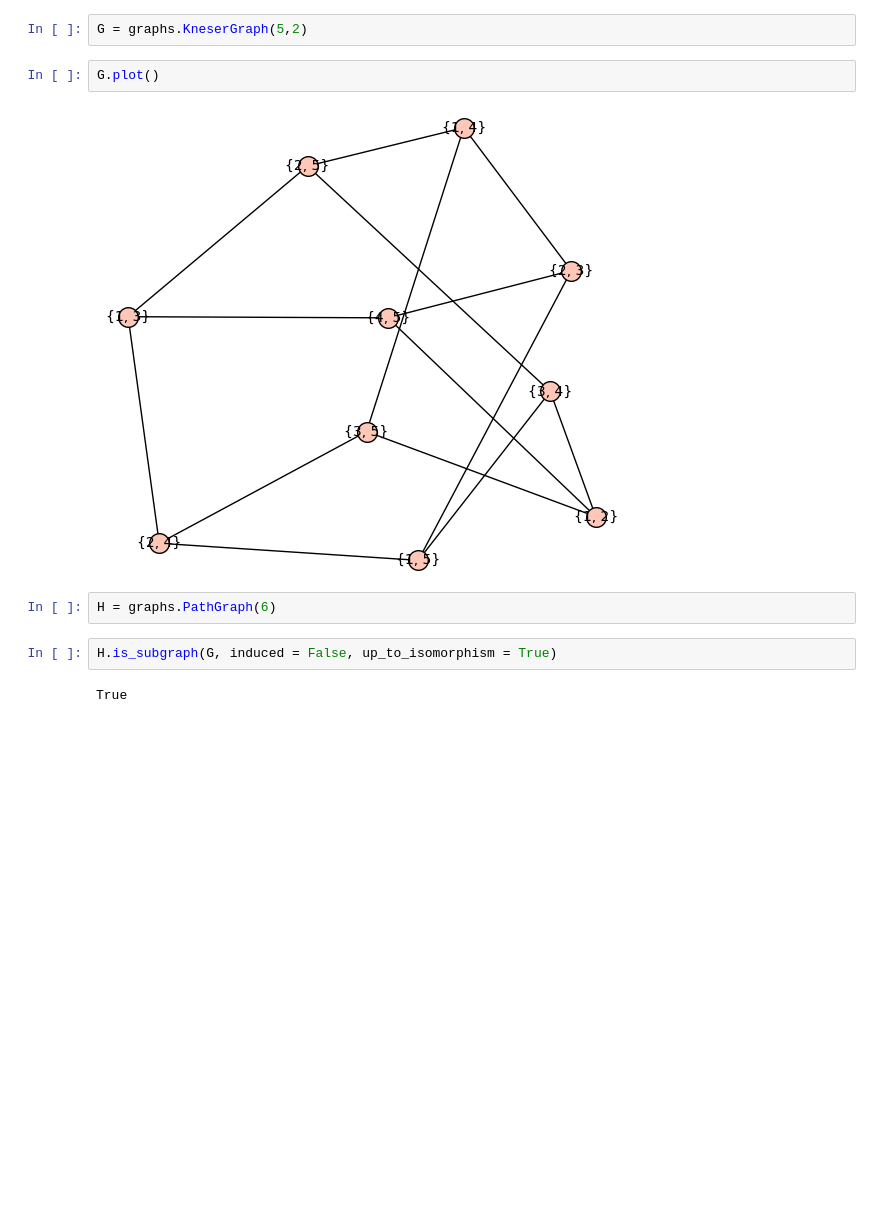
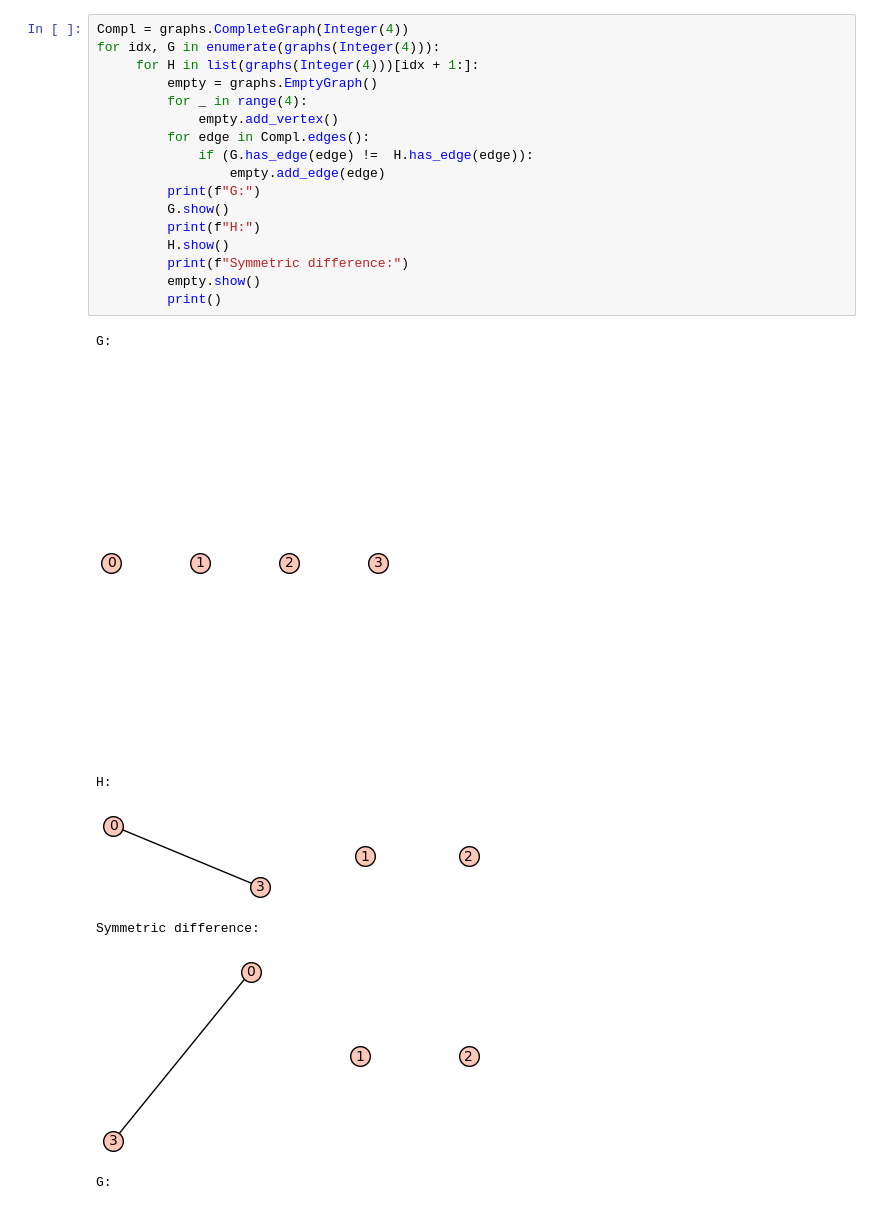
Before and after one commit to KoenZeven/H-codes-Master-Thesis-, a Jupyter notebook: Subgraph.ipynb, the cells around one changed output. Drawn from its saved outputs; the diff is of its cells as text; blank space fills up the shorter version.

```diff
--- a/Subgraph.ipynb
+++ b/Subgraph.ipynb
@@ -1,12 +1,25 @@
-# %%
-G = graphs.KneserGraph(5,2)
-# %%
-G.plot()
-# %% [output]
-[figure, removed]
-# %%
-H = graphs.PathGraph(6)
-# %%
-H.is_subgraph(G, induced = False, up_to_isomorphism = True)
-# %% [output]
-True
+# %%
+Compl = graphs.CompleteGraph(Integer(4))
+for idx, G in enumerate(graphs(Integer(4))):
+     for H in list(graphs(Integer(4)))[idx + 1:]:
+         empty = graphs.EmptyGraph()
+         for _ in range(4):
+             empty.add_vertex()
+         for edge in Compl.edges():
+             if (G.has_edge(edge) !=  H.has_edge(edge)):
+                 empty.add_edge(edge)
+         print(f"G:")
+         G.show()
+         print(f"H:")
+         H.show()
+         print(f"Symmetric difference:")
+         empty.show()
+         print()
+# %% [output]
+G:
+[figure, added]
+H:
+[figure, added]
+Symmetric difference:
+[figure, added]
+G:
```
Also changed, not shown: parts of 1 cell of this notebook.
